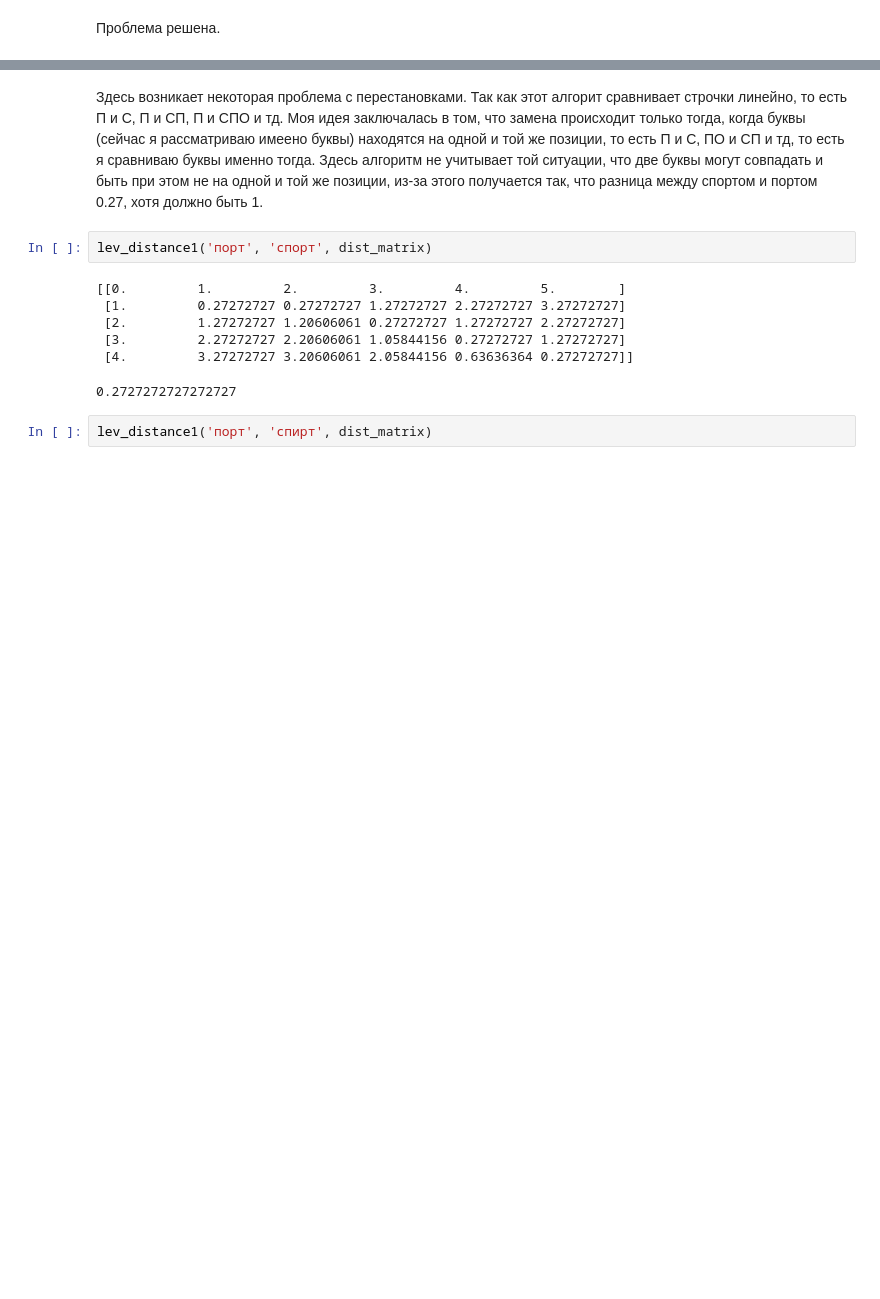
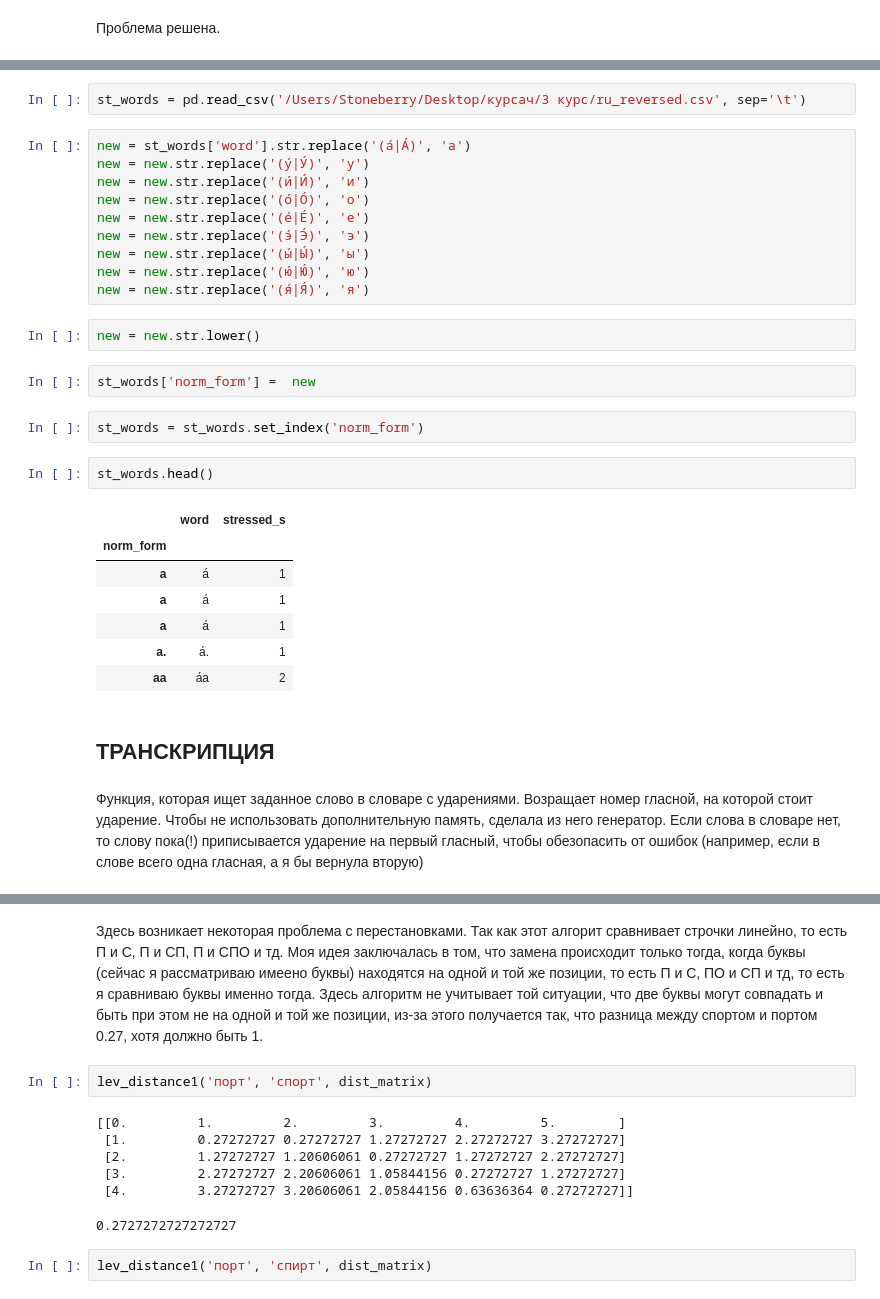
Before and after one commit to Stoneberry/Phonetic-Algorithm, a Jupyter notebook: Курсовая работа.ipynb, the cells around one changed output, grey strips where cells are left out. Drawn from its saved outputs; the diff is of its cells as text; blank space fills up the shorter version.

```diff
--- a/Курсовая работа.ipynb
+++ b/Курсовая работа.ipynb
@@ -213,0 +268,32 @@ sort_words(words, word, dist_matrix)
+# %%
+st_words = pd.read_csv('/Users/Stoneberry/Desktop/курсач/3 курс/ru_reversed.csv', sep='\t')
+# %%
+new = st_words['word'].str.replace('(а́|А́)', 'а')
+new = new.str.replace('(у́|У́)', 'у')
+new = new.str.replace('(и́|И́)', 'и')
+new = new.str.replace('(о́|О́)', 'о')
+new = new.str.replace('(е́|Е́)', 'е')
+new = new.str.replace('(э́|Э́)', 'э')
+new = new.str.replace('(ы́|Ы́)', 'ы')
+new = new.str.replace('(ю́|Ю́)', 'ю')
+new = new.str.replace('(я́|Я́)', 'я')
+# %%
+new = new.str.lower()
+# %%
+st_words['norm_form'] =  new
+# %%
+st_words = st_words.set_index('norm_form')
+# %%
+st_words.head()
+# %% [output]
+|  | word | stressed_s |
+| norm_form |  |  |
+| а | а́ | 1 |
+| а | а́ | 1 |
+| а | а́ | 1 |
+| а. | а́. | 1 |
+| аа | а́а | 2 |
+# %% [markdown]
+## ТРАНСКРИПЦИЯ
+# %% [markdown]
+Функция, которая ищет заданное слово в словаре с ударениями. Возращает номер гласной, на которой стоит ударение. Чтобы не использовать дополнительную память, сделала из него генератор. Если слова в словаре нет, то слову пока(!) приписывается ударение на первый гласный, чтобы обезопасить от ошибок (например, если в слове всего одна гласная, а я бы вернула вторую)
```
Also changed, not shown: parts of 81 cells of this notebook.
